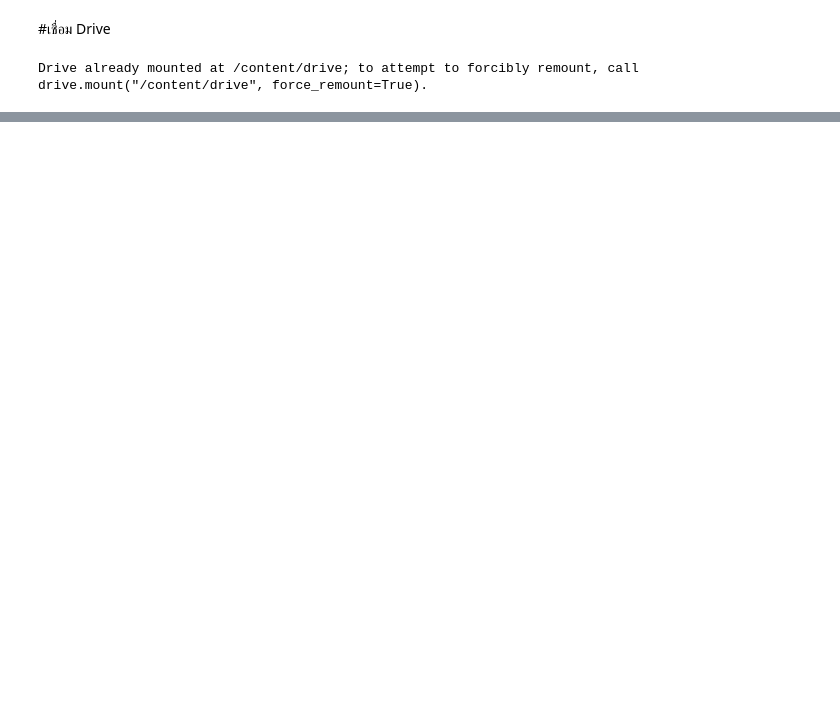
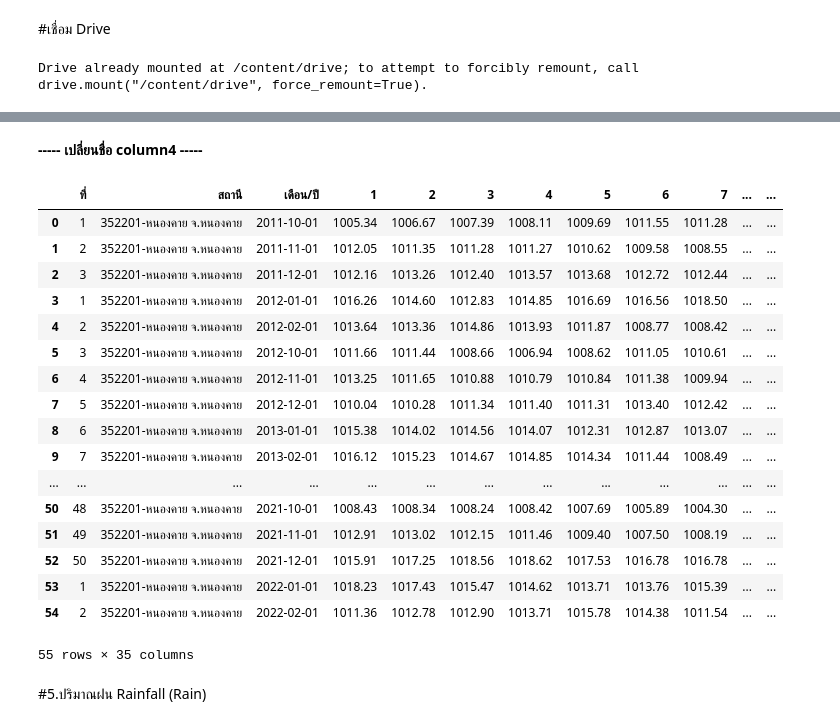
Before and after one commit to Sunisa78-8/BSC_DPDM23, a Jupyter notebook: midterm_bscdpdm23.ipynb, the cells around one changed output, grey strips where cells are left out. Saved outputs shown, nothing was run; the diff lists cells and outputs as text; code cells hidden in the pictures; blank space fills up the shorter version.

```diff
--- a/midterm_bscdpdm23.ipynb
+++ b/midterm_bscdpdm23.ipynb
@@ -92,0 +286,35 @@ Cloud_L = pd.read_excel("/content/drive/MyDrive/BSC_DPDM23_data/อุตุ/จ
+# %% [markdown]
+**----- เปลี่ยนชื่อ column4 -----**
+# %%
+###เปลี่ยนชื่อให้ตรงตามตาราง
+p = {'Unnamed: 0':'ที่','Unnamed: 1':'สถานี','Unnamed: 2':'เดือน/ปี','Unnamed: 34':'ค่าเฉลี่ย'}
+
+###เปลี่ยนชื่อ column ทุกจังหวัด
+Cloud_KK=Atp_KK.rename(columns=p)
+Cloud_NKP=Atp_NKP.rename(columns=p)
+Cloud_SKN=Atp_SKN.rename(columns=p)
+Cloud_NK =Atp_NK .rename(columns=p)
+Cloud_L =Atp_L.rename(columns=p)
+# %%
+Cloud_NK
+# %% [output]
+|  | ที่ | สถานี | เดือน/ปี | 1 | 2 | 3 | 4 | 5 | 6 | 7 | ... | ... |
+| 0 | 1 | 352201-หนองคาย จ.หนองคาย | 2011-10-01 | 1005.34 | 1006.67 | 1007.39 | 1008.11 | 1009.69 | 1011.55 | 1011.28 | ... | ... |
+| 1 | 2 | 352201-หนองคาย จ.หนองคาย | 2011-11-01 | 1012.05 | 1011.35 | 1011.28 | 1011.27 | 1010.62 | 1009.58 | 1008.55 | ... | ... |
+| 2 | 3 | 352201-หนองคาย จ.หนองคาย | 2011-12-01 | 1012.16 | 1013.26 | 1012.40 | 1013.57 | 1013.68 | 1012.72 | 1012.44 | ... | ... |
+| 3 | 1 | 352201-หนองคาย จ.หนองคาย | 2012-01-01 | 1016.26 | 1014.60 | 1012.83 | 1014.85 | 1016.69 | 1016.56 | 1018.50 | ... | ... |
+| 4 | 2 | 352201-หนองคาย จ.หนองคาย | 2012-02-01 | 1013.64 | 1013.36 | 1014.86 | 1013.93 | 1011.87 | 1008.77 | 1008.42 | ... | ... |
+| 5 | 3 | 352201-หนองคาย จ.หนองคาย | 2012-10-01 | 1011.66 | 1011.44 | 1008.66 | 1006.94 | 1008.62 | 1011.05 | 1010.61 | ... | ... |
+| 6 | 4 | 352201-หนองคาย จ.หนองคาย | 2012-11-01 | 1013.25 | 1011.65 | 1010.88 | 1010.79 | 1010.84 | 1011.38 | 1009.94 | ... | ... |
+| 7 | 5 | 352201-หนองคาย จ.หนองคาย | 2012-12-01 | 1010.04 | 1010.28 | 1011.34 | 1011.40 | 1011.31 | 1013.40 | 1012.42 | ... | ... |
+| 8 | 6 | 352201-หนองคาย จ.หนองคาย | 2013-01-01 | 1015.38 | 1014.02 | 1014.56 | 1014.07 | 1012.31 | 1012.87 | 1013.07 | ... | ... |
+| 9 | 7 | 352201-หนองคาย จ.หนองคาย | 2013-02-01 | 1016.12 | 1015.23 | 1014.67 | 1014.85 | 1014.34 | 1011.44 | 1008.49 | ... | ... |
+| ... | ... | ... | ... | ... | ... | ... | ... | ... | ... | ... | ... | ... |
+| 50 | 48 | 352201-หนองคาย จ.หนองคาย | 2021-10-01 | 1008.43 | 1008.34 | 1008.24 | 1008.42 | 1007.69 | 1005.89 | 1004.30 | ... | ... |
+| 51 | 49 | 352201-หนองคาย จ.หนองคาย | 2021-11-01 | 1012.91 | 1013.02 | 1012.15 | 1011.46 | 1009.40 | 1007.50 | 1008.19 | ... | ... |
+| 52 | 50 | 352201-หนองคาย จ.หนองคาย | 2021-12-01 | 1015.91 | 1017.25 | 1018.56 | 1018.62 | 1017.53 | 1016.78 | 1016.78 | ... | ... |
+| 53 | 1 | 352201-หนองคาย จ.หนองคาย | 2022-01-01 | 1018.23 | 1017.43 | 1015.47 | 1014.62 | 1013.71 | 1013.76 | 1015.39 | ... | ... |
+| 54 | 2 | 352201-หนองคาย จ.หนองคาย | 2022-02-01 | 1011.36 | 1012.78 | 1012.90 | 1013.71 | 1015.78 | 1014.38 | 1011.54 | ... | ... |
+55 rows × 35 columns
+# %% [markdown]
+#5.ปริมาณฝน Rainfall (Rain)
```
Also changed, not shown: parts of 64 cells of this notebook.
